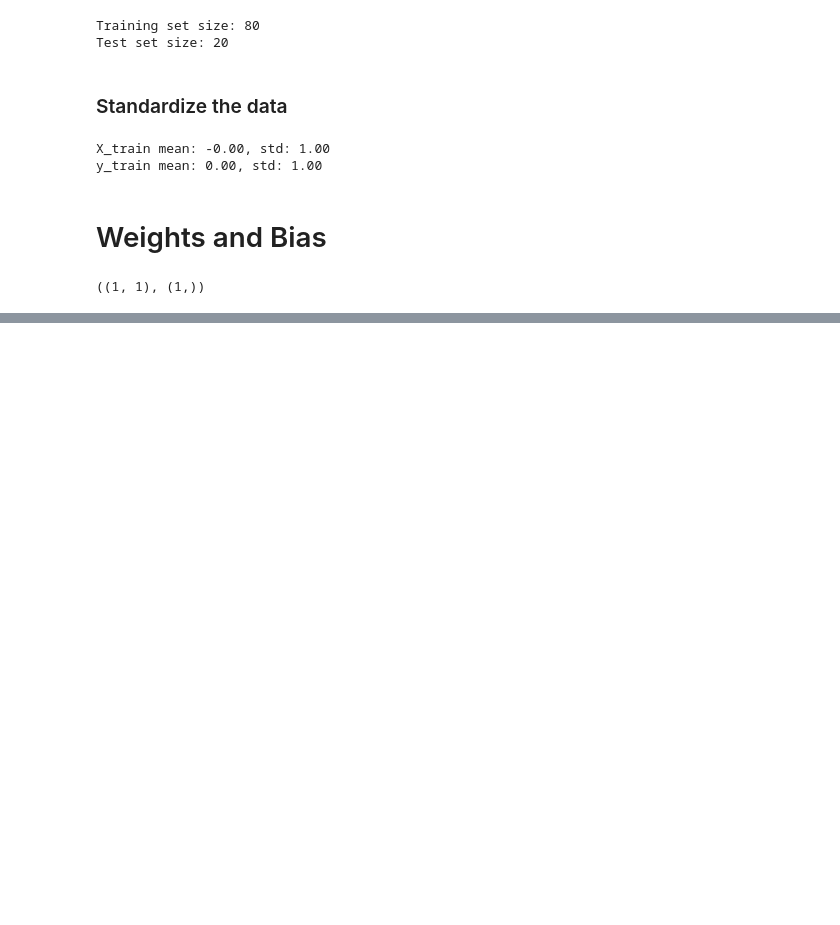
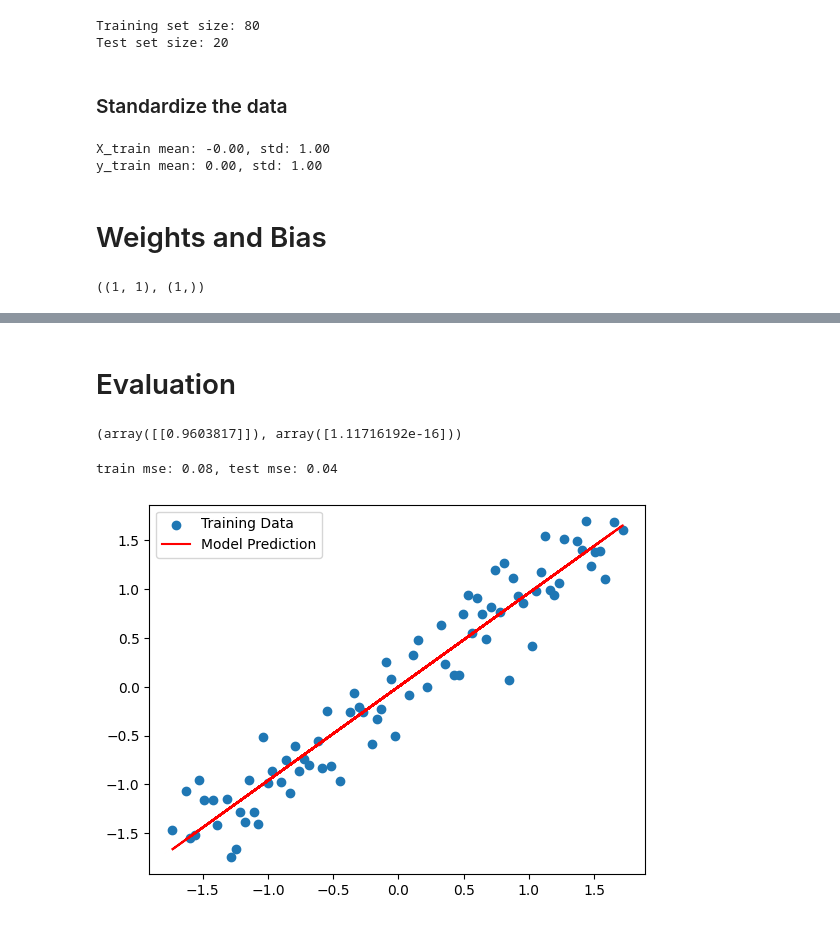
Before and after one commit to alianoroozi/ai-hub, a Jupyter notebook: ml_from_scratch/linear_regression.ipynb, the cells around one changed output, grey strips where cells are left out. Saved outputs shown, nothing was run; the diff lists cells and outputs as text; code cells hidden in the pictures; blank space fills up the shorter version.

Commit message:
Add train loop of linear regression

```diff
--- a/ml_from_scratch/linear_regression.ipynb
+++ b/ml_from_scratch/linear_regression.ipynb
@@ -93,6 +94,6 @@ W.shape, b.shape
 # %%
-N_LOOPS = 100
-LEARNING_RATE = 0.1
+N_LOOPS = 1000
+LEARNING_RATE = 0.05
 # %%
 # Training loop
 for epoch in range(N_LOOPS):
@@ -126,0 +135,9 @@ Epoch: 90, Loss: 0.0777
+# %% [markdown]
+# Evaluation
+# %%
+W, b
+# %% [output]
+(array([[0.9603817]]), array([1.11716192e-16]))
+# %%
+pred_train = W * X_train + b
+pred_test = W * X_test + b
@@ -126,0 +148,12 @@ Epoch: 90, Loss: 0.0777
+# %%
+print (f"train mse: {train_mse:.2f}, test mse: {test_mse:.2f}")
+# %% [output]
+train mse: 0.08, test mse: 0.04
+# %%
+# Plot training data
+plt.scatter(X_train, y_train, label="Training Data")
+plt.plot(X_train, pred_train, color='red', label="Model Prediction")
+plt.legend()
+plt.show()
+# %% [output]
+[figure, added]
```
Also changed, not shown: parts of 12 cells of this notebook.
